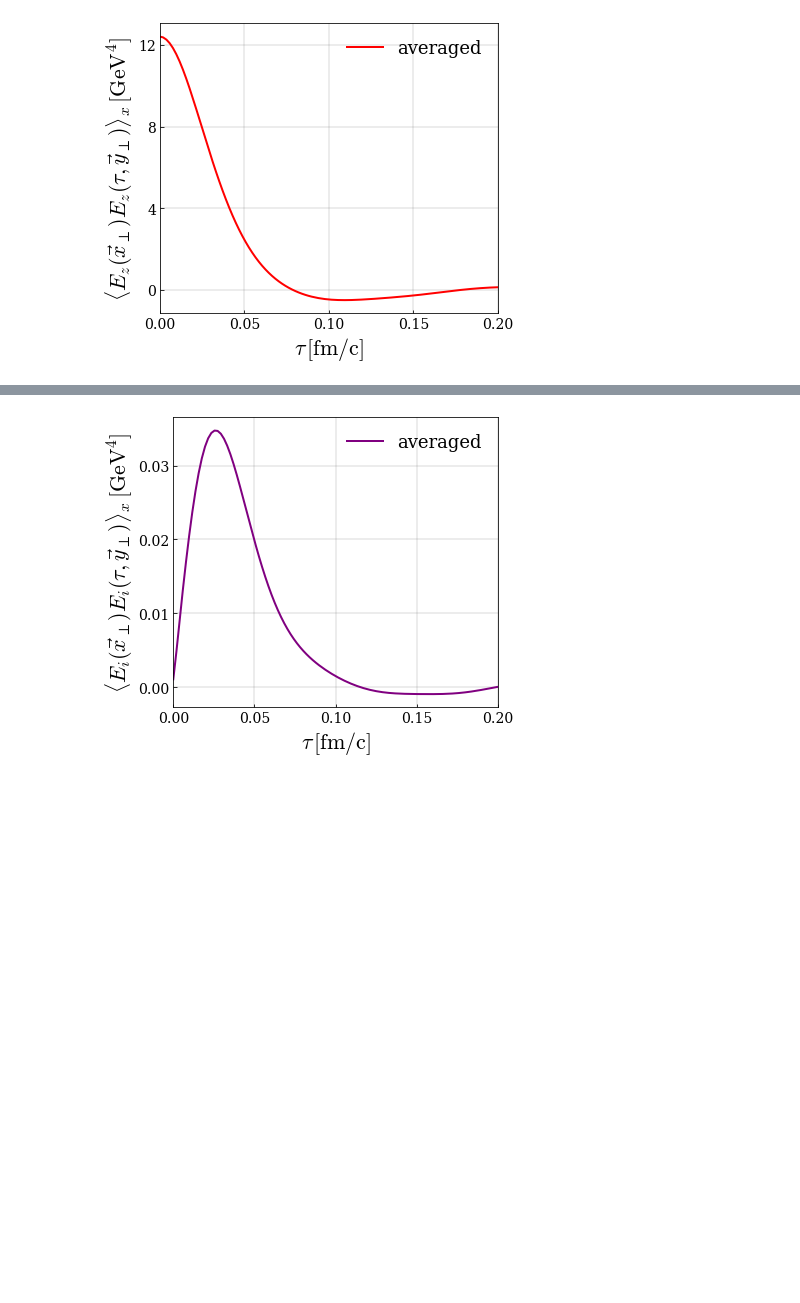
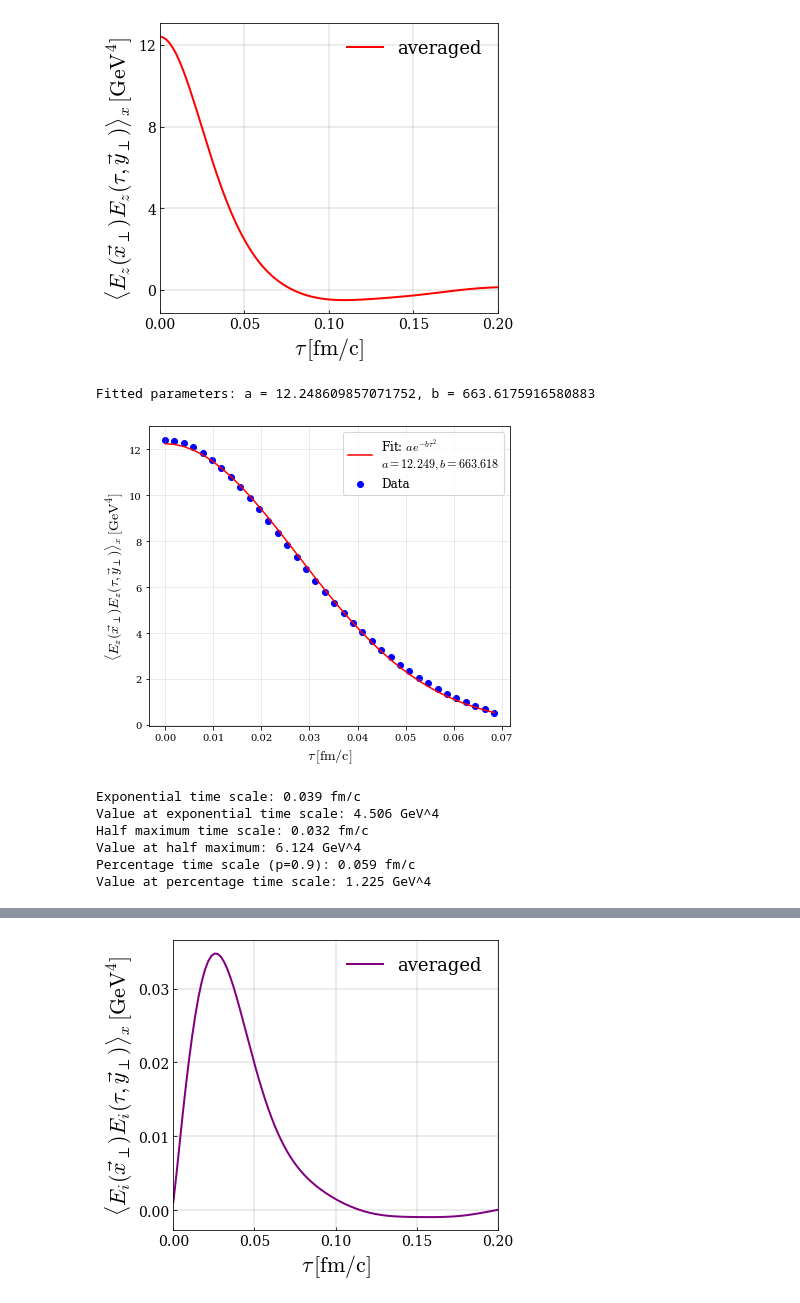
Before and after one commit to avramescudana/curraun, a Jupyter notebook: notebooks/field correlators/Electric and magnetic field correlators along eikonal jet trajectory.ipynb, the cells around one changed output, grey strips where cells are left out. Drawn from its saved outputs; the diff is of its cells as text; code cells hidden in the pictures; blank space fills up the shorter version.

Commit message:
Extract correlation parameters for electric field correlators.

```diff
--- a/notebooks/field correlators/Electric and magnetic field correlators along eikonal jet trajectory.ipynb
+++ b/notebooks/field correlators/Electric and magnetic field correlators along eikonal jet trajectory.ipynb
@@ -125,3 +126,18 @@ with tqdm(total=maxt) as pbar:
         pbar.update(1)
 
 output['tau'], output['elcorr'], output['magcorr']  = delta_tau, elcorr, magcorr
+# %%
+with open('eik_jet_el_mag_corr_1_ev_1_flux_tube.pickle', 'wb') as f:
+    pickle.dump(output, f)
+# %%
+# 1st flux tube, starting from \tau=0
+with open('eik_jet_el_mag_corr_1_ev_1_flux_tube.pickle', 'rb') as f:
+    data = pickle.load(f)
+
+# 2nd flux tube, starting from \tau=0.04
+# with open('eik_jet_el_mag_corr_1_ev_2_flux_tube.pickle', 'rb') as f:
+#     data = pickle.load(f)
+
+tau = data['tau']
+elcorr = data['elcorr']
+magcorr = data['magcorr']
@@ -217,6 +235,62 @@ plt.tight_layout()
 plt.show()
 # %% [output]
 [figure]
+# %%
+import numpy as np
+from scipy.optimize import curve_fit
+import matplotlib.pyplot as plt
+
+# Define the fitting function
+def exp_fit(tau, a, b):
+    return a * np.exp(-b * tau**2)
+
+# Define the slice range
+delta_tau_1 = 0.00  # Start of the slice
+delta_tau_2 = 0.07  # End of the slice
+
+# Extract the slice
+mask = (delta_tau >= delta_tau_1) & (delta_tau <= delta_tau_2)
+delta_tau_slice = delta_tau[mask]
+elcorr_slice = elcorr[mask, 2]
+
+# Perform the curve fitting
+popt, pcov = curve_fit(exp_fit, delta_tau_slice, elcorr_slice)
+
+# Extract the fitted parameters
+a, b = popt
+print(f"Fitted parameters: a = {a}, b = {b}")
+
+# Plot the data and the fit
+plt.figure(figsize=(6, 5))
+plt.scatter(delta_tau_slice, elcorr_slice, label="Data", color="blue")
+plt.plot(delta_tau_slice, exp_fit(delta_tau_slice, a, b), label=f"Fit: $a e^{{-b \\tau^2}}$\n$a={a:.3f}, b={b:.3f}$", color="red")
+plt.xlabel(r"$\tau\,\mathrm{[fm/c]}$", fontsize=14)
+plt.ylabel(r"$\langle E_z(\vec{x}_\perp)E_z(\tau, \vec{y}_\perp)\rangle_x\,\mathrm{[GeV^4]}$", fontsize=14)
+plt.legend(fontsize=12)
+plt.grid(alpha=0.3)
+plt.tight_layout()
+plt.show()
+# %% [output]
+Fitted parameters: a = 12.248609857071752, b = 663.6175916580883
+[figure, added]
+# %%
+tau_e = np.sqrt(1 / b)
+print(f"Exponential time scale: {tau_e:.3f} fm/c")
+print(f"Value at exponential time scale: {exp_fit(tau_e, a, b):.3f} GeV^4")
+tau_hm = np.sqrt(np.log(2) / b)
+print(f"Half maximum time scale: {tau_hm:.3f} fm/c")
+print(f"Value at half maximum: {exp_fit(tau_hm, a, b):.3f} GeV^4")
+p = 0.9
+tau_p = np.sqrt(-np.log(1-p) / b)
+print(f"Percentage time scale (p={p}): {tau_p:.3f} fm/c")
+print(f"Value at percentage time scale: {exp_fit(tau_p, a, b):.3f} GeV^4")
+# %% [output]
+Exponential time scale: 0.039 fm/c
+Value at exponential time scale: 4.506 GeV^4
+Half maximum time scale: 0.032 fm/c
+Value at half maximum: 6.124 GeV^4
+Percentage time scale (p=0.9): 0.059 fm/c
+Value at percentage time scale: 1.225 GeV^4
 # %%
 import matplotlib.pyplot as plt
 import numpy as np
```
Also changed, not shown: parts of 5 cells of this notebook, 2 other files.
